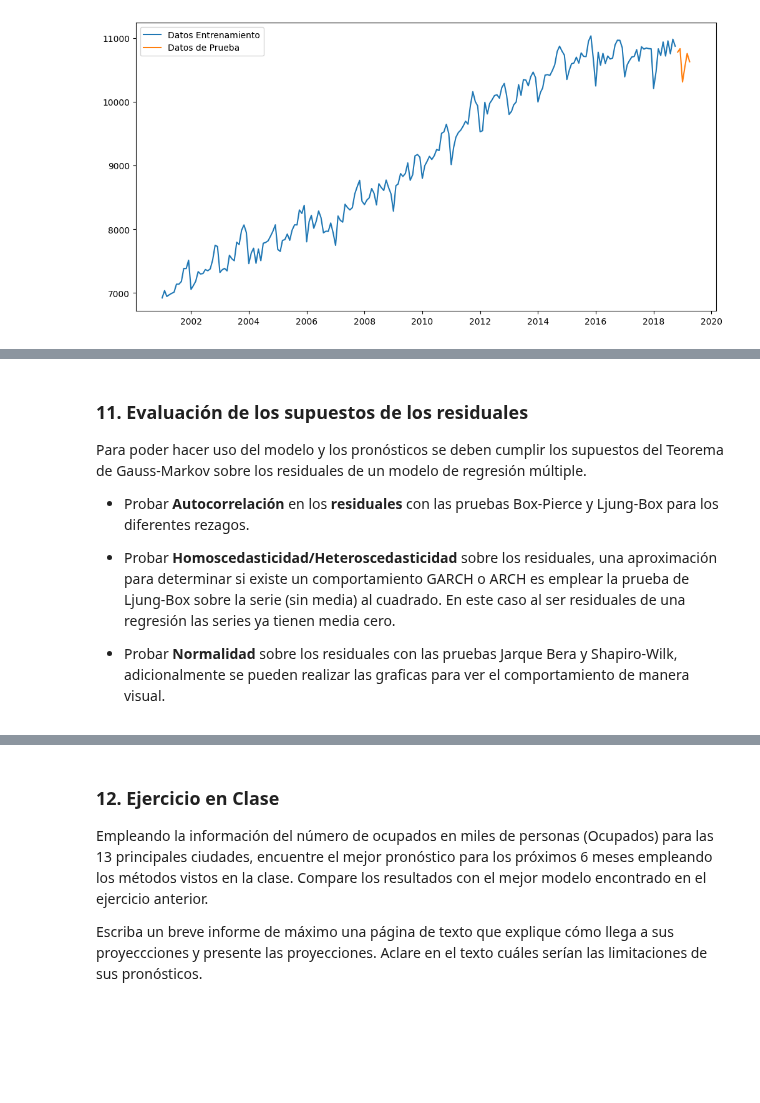
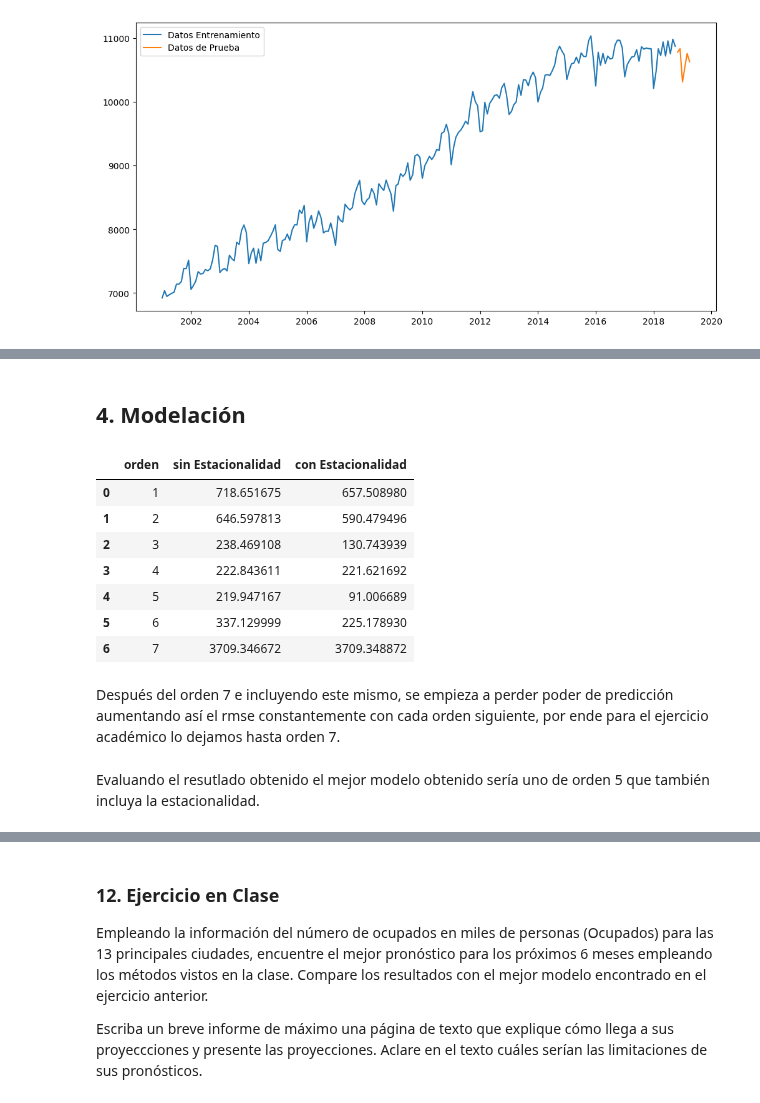
Before and after one commit to alfa7g7/Fundamentos-analitica-II, a Jupyter notebook: Clase 2/fundamentos_analítica_clase2_Tarea.ipynb, the cells around one changed output, grey strips where cells are left out. Drawn from its saved outputs; the diff is of its cells as text; code cells hidden in the pictures; blank space fills up the shorter version.

```diff
--- a/Clase 2/fundamentos_analítica_clase2_Tarea.ipynb
+++ b/Clase 2/fundamentos_analítica_clase2_Tarea.ipynb
@@ -576,14 +125,0 @@ plt.show()
-# %%
-h=12
-x_for= np.linspace((data.shape[0]+1),(data.shape[0]+h),h)
-x_for_all = pd.DataFrame(np.stack((x_for, x_for**2),axis=1),columns=["x","x2"] )
-
-range_dates = pd.date_range(data.index[-1]+ relativedelta(months=1), periods=h,freq='MS')
-x_for_dummies = pd.get_dummies(range_dates.month,drop_first=True)
-
-# Explicitly convert month dummies to numeric type to fix the error
-x_for_dummies = x_for_dummies.astype(float) # para arreglar el problema de casteo
-
-
-X_for= sm.add_constant(pd.concat([x_for_all,x_for_dummies],axis=1))
-X_for
@@ -642,10 +125,0 @@ Para realizar la comparación de los modelos se debe usar una metrica de desempe
-# %% [markdown]
-### **11. Evaluación de los supuestos de los residuales**
-
-Para poder hacer uso del modelo y los pronósticos se deben cumplir los supuestos del Teorema de Gauss-Markov sobre los residuales de un modelo de regresión múltiple.
-
-- Probar **Autocorrelación** en los **residuales** con las pruebas Box-Pierce y Ljung-Box para los diferentes rezagos.
-
-- Probar **Homoscedasticidad/Heteroscedasticidad** sobre los residuales, una aproximación para determinar si existe un comportamiento GARCH o ARCH es emplear la prueba de Ljung-Box sobre la serie (sin media) al cuadrado. En este caso al ser residuales de una regresión las series ya tienen media cero.
-
-- Probar **Normalidad** sobre los residuales con las pruebas Jarque Bera y Shapiro-Wilk, adicionalmente se pueden realizar las graficas para ver el comportamiento de manera visual.
@@ -696,0 +126,52 @@ plt.show()
+# %% [markdown]
+## **4. Modelación**
+# %%
+# Inicializar una lista para almacenar los resultados
+rmse_results = []
+
+for orden in range(1, 8):
+    # Modelo sin estacionalidad
+    y_train = train_data["Ocupados"]
+    x_train = np.linspace(1, train_data.shape[0], train_data.shape[0])
+    X_train = np.vander(x_train, N=orden+1)
+
+    lin = sm.OLS(y_train, X_train)
+    lin_t = lin.fit()
+
+    y_test = test_data["Ocupados"]
+    x_test = np.linspace(len(train_data) + 1, len(data), len(test_data))
+    X_test = np.vander(x_test, N=orden+1)
+
+    y_pred = lin_t.predict(X_test)
+    rmse_sin_estacionalidad = np.sqrt(mean_squared_error(y_test, y_pred))
+
+    # Modelo con estacionalidad
+    X_train_season = np.concatenate([X_train, train_data.iloc[:, 4:].values], axis=1)
+    lin_season = sm.OLS(y_train, X_train_season)
+    lin_t_season = lin_season.fit()
+
+    X_test_season = np.concatenate([X_test, test_data.iloc[:, 4:].values], axis=1)
+    y_pred_season = lin_t_season.predict(X_test_season)
+    rmse_con_estacionalidad = np.sqrt(mean_squared_error(y_test, y_pred_season))
+
+    # Almacenar los resultados en la lista
+    rmse_results.append({'orden': orden, 'sin Estacionalidad': rmse_sin_estacionalidad, 'con Estacionalidad': rmse_con_estacionalidad})
+
+# Convertir el conjunto de datos de resultados en un DataFrame
+rmse_results_df = pd.DataFrame(rmse_results)
+
+# Mostrar conjunto de datos de resultados
+rmse_results_df
+# %% [output]
+|  | orden | sin Estacionalidad | con Estacionalidad |
+| 0 | 1 | 718.651675 | 657.508980 |
+| 1 | 2 | 646.597813 | 590.479496 |
+| 2 | 3 | 238.469108 | 130.743939 |
+| 3 | 4 | 222.843611 | 221.621692 |
+| 4 | 5 | 219.947167 | 91.006689 |
+| 5 | 6 | 337.129999 | 225.178930 |
+| 6 | 7 | 3709.346672 | 3709.348872 |
+# %% [markdown]
+Después del orden 7 e incluyendo este mismo, se empieza a perder poder de predicción aumentando así el rmse constantemente con cada orden siguiente, por ende para el ejercicio académico lo dejamos hasta orden 7.
+# %% [markdown]
+Evaluando el resutlado obtenido el mejor modelo obtenido sería uno de orden 5 que también incluya la estacionalidad.
```
Also changed, not shown: parts of 54 cells of this notebook.
